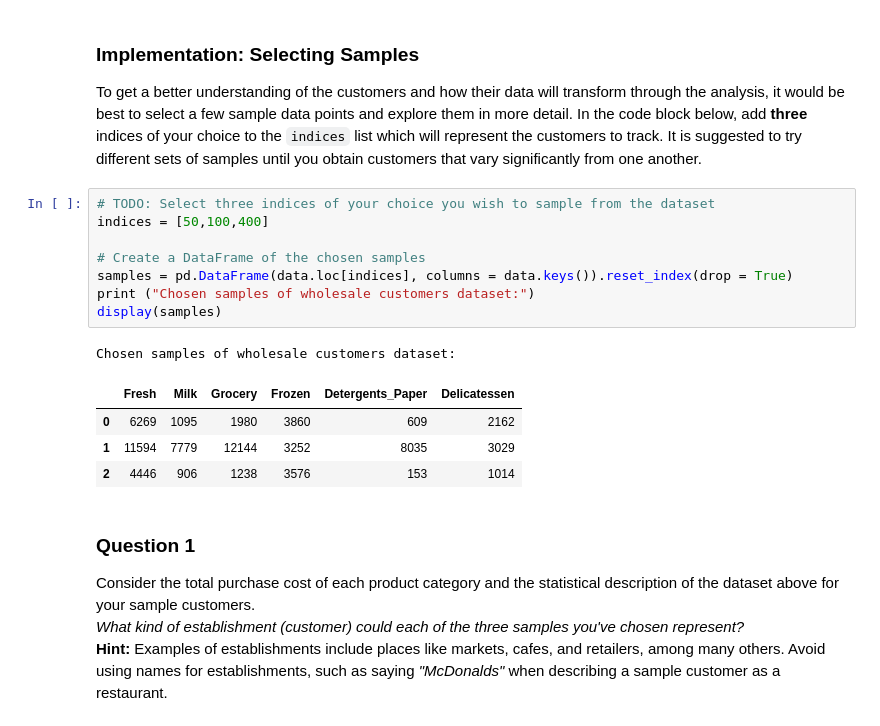
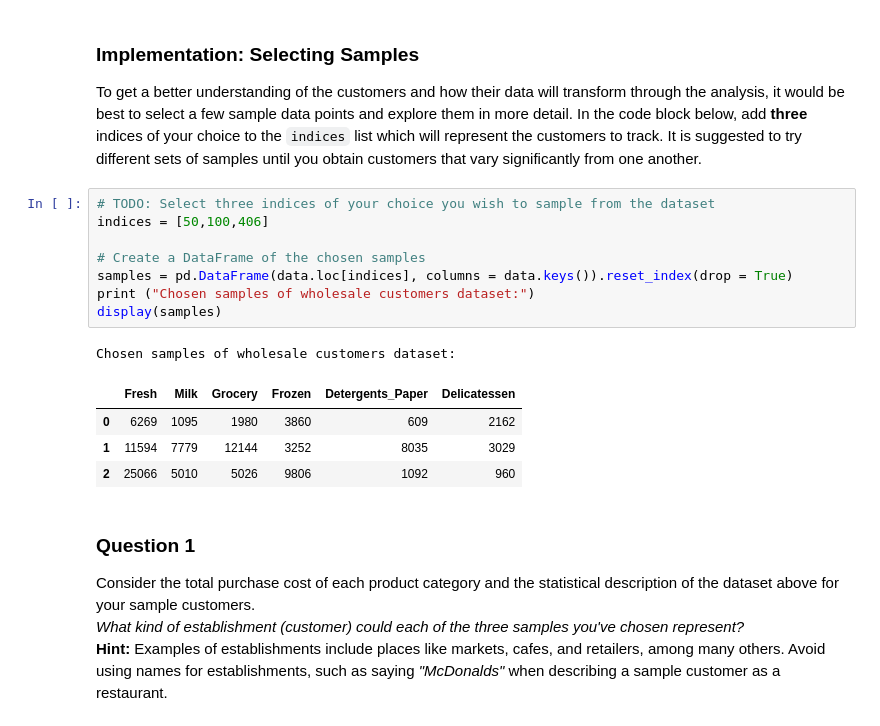
Before and after one commit to nudigamma/machine-learning-projects, a Jupyter notebook: projects/creating_customer_segments/customer_segments.ipynb, the cells around one changed output. Drawn from its saved outputs; the diff is of its cells as text.

```diff
--- a/projects/creating_customer_segments/customer_segments.ipynb
+++ b/projects/creating_customer_segments/customer_segments.ipynb
@@ -58,18 +58,18 @@ display(data.describe())
 To get a better understanding of the customers and how their data will transform through the analysis, it would be best to select a few sample data points and explore them in more detail. In the code block below, add **three** indices of your choice to the `indices` list which will represent the customers to track. It is suggested to try different sets of samples until you obtain customers that vary significantly from one another.
 # %%
 # TODO: Select three indices of your choice you wish to sample from the dataset
-indices = [50,100,400]
+indices = [50,100,406]
 
 # Create a DataFrame of the chosen samples
 samples = pd.DataFrame(data.loc[indices], columns = data.keys()).reset_index(drop = True)
 print ("Chosen samples of wholesale customers dataset:")
 display(samples)
 # %% [output]
 Chosen samples of wholesale customers dataset:
 |  | Fresh | Milk | Grocery | Frozen | Detergents_Paper | Delicatessen |
 | 0 | 6269 | 1095 | 1980 | 3860 | 609 | 2162 |
 | 1 | 11594 | 7779 | 12144 | 3252 | 8035 | 3029 |
-| 2 | 4446 | 906 | 1238 | 3576 | 153 | 1014 |
+| 2 | 25066 | 5010 | 5026 | 9806 | 1092 | 960 |
 # %% [markdown]
 ### Question 1
 Consider the total purchase cost of each product category and the statistical description of the dataset above for your sample customers.
```
Also changed, not shown: parts of 9 cells of this notebook.
